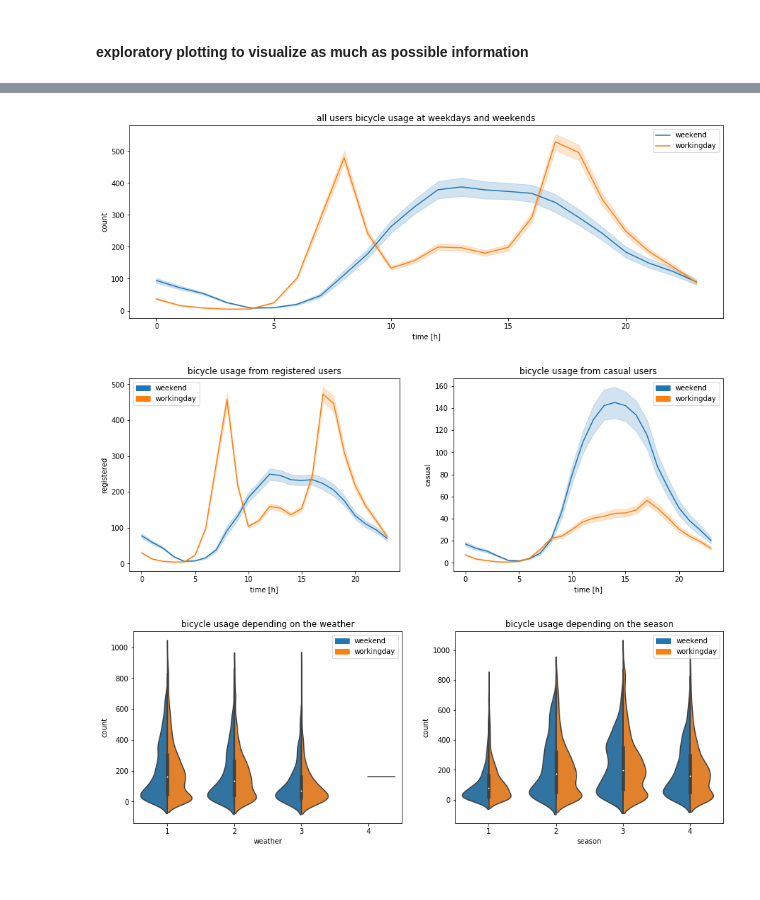
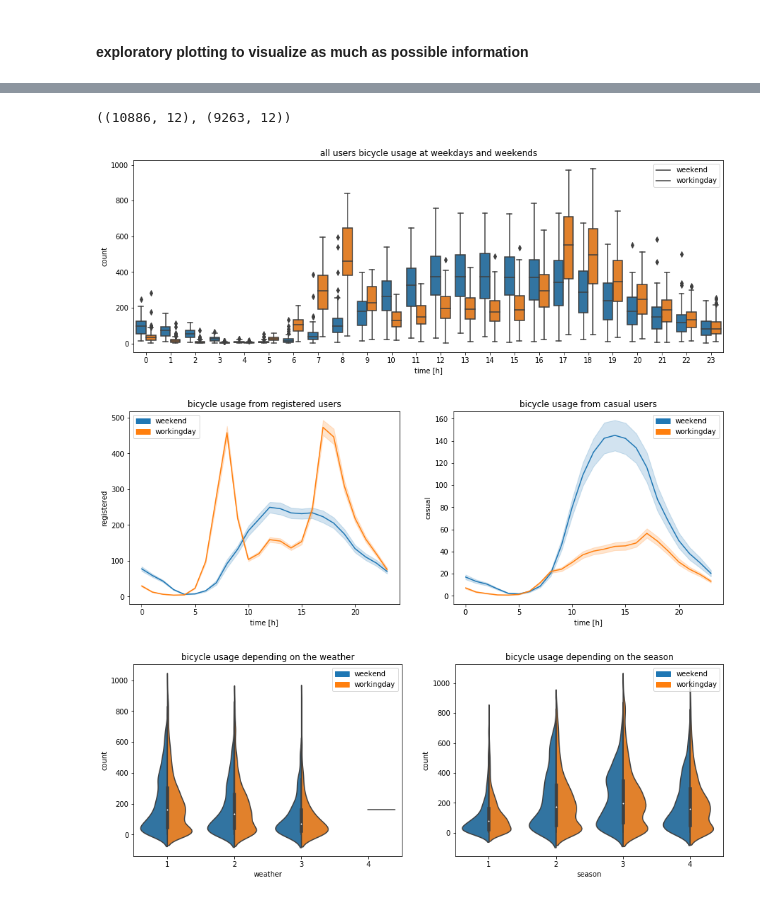
Before and after one commit to mkoeppel/Bicycle_Ridge, a Jupyter notebook: Linear_Regression_Assessment_Kaggle_CapitalBikeShare.ipynb, the cells around one changed output, grey strips where cells are left out. Cells and saved outputs as stored; diff of their text form; code cells hidden in the pictures.

```diff
--- a/Linear_Regression_Assessment_Kaggle_CapitalBikeShare.ipynb
+++ b/Linear_Regression_Assessment_Kaggle_CapitalBikeShare.ipynb
@@ -117,23 +148,28 @@ Text(0.5, 1.0, 'differences in bicyle usage throughout the day')
+# %%
+df_IQR_corrected = df[~((df < (Q1 - 1.5 * IQR)) |(df > (Q3 + 1.5 * IQR))).any(axis=1)]
+df.shape, df_IQR_corrected.shape
+# %% [output]
+((10886, 12), (9263, 12))
 # %%
 plt.figure(figsize = (15,5))
-orange_patch = mpt.Patch(color = sns.color_palette()[1], label = 'workingday')
-blue_patch = mpt.Patch(color = sns.color_palette()[0], label = 'weekend')
+orange_patch = mpt.Patch(color=sns.color_palette()[1], label='workingday')
+blue_patch = mpt.Patch(color=sns.color_palette()[0], label='weekend')
 
-sns.lineplot( x = 'time [h]', y = 'count', hue = 'workingday', data = df)
-plt.legend(labels =  ['weekend', 'workingday'])
+sns.boxplot( x='time [h]', y='count', hue='workingday', data=df)
+plt.legend(labels=['weekend', 'workingday'])
 plt.title('all users bicycle usage at weekdays and weekends')
 
-f, (ax1, ax2) = plt.subplots(1, 2, figsize = (15,5))
-sns.lineplot( x = 'time [h]', y = 'registered', hue = 'workingday', data = df, ax = ax1)
-sns.lineplot(x = 'time [h]', y = 'casual', hue = 'workingday', data = df, ax = ax2)
+f, (ax1, ax2) = plt.subplots(1, 2, figsize=(15,5))
+sns.lineplot(x='time [h]', y='registered', hue='workingday', data=df, ax=ax1)
+sns.lineplot(x = 'time [h]', y='casual', hue='workingday', data=df, ax=ax2)
 ax1.set_title('bicycle usage from registered users')
 ax2.set_title('bicycle usage from casual users')
 ax1.legend(handles = [ blue_patch, orange_patch])
 ax2.legend(handles = [ blue_patch, orange_patch])
 
 plt.show()
 # %% [output]
-[figure, old version]
+[figure, new version]
 [figure]
 # %%
 f, (ax1, ax2) = plt.subplots(1, 2, figsize = (15,5))
```
Also changed, not shown: parts of 28 cells of this notebook.
